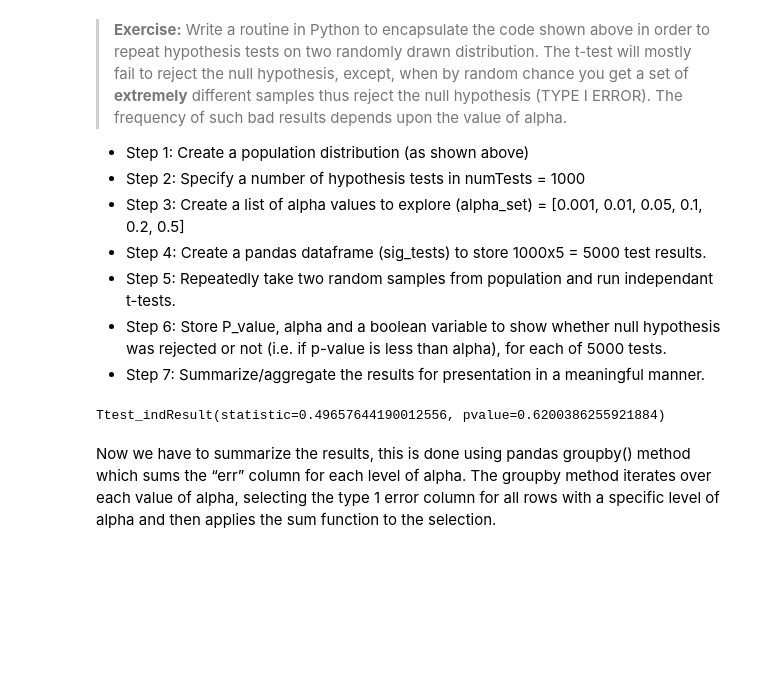
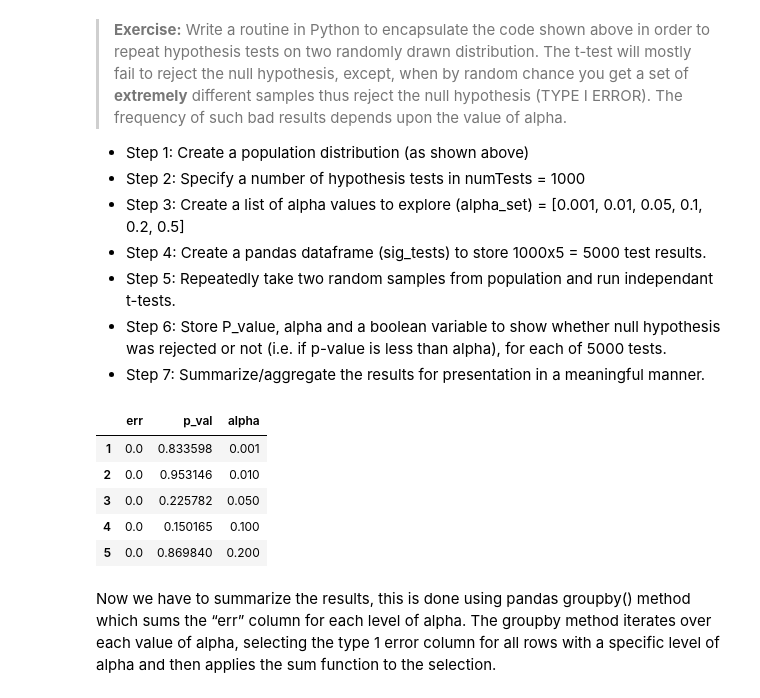
Before and after one commit to colemiller94/dsc-2-20-11type-1-and-type-2-errors-lab-nyc-ds-career-012819, a Jupyter notebook: index.ipynb, the cells around one changed output. Saved outputs shown, nothing was run; the diff lists cells and outputs as text; code cells hidden in the pictures; blank space fills up the shorter version.

```diff
--- a/index.ipynb
+++ b/index.ipynb
@@ -142,10 +142,15 @@ for i in range(1,numTests+1):
                  sigTests.loc[counter] = [0, result[1], alpha]
 
             counter += 1
-# %%
-result
-# %% [output]
-Ttest_indResult(statistic=0.49657644190012556, pvalue=0.6200386255921884)
+# %%
+sigTests.head()
+# %% [output]
+|  | err | p_val | alpha |
+| 1 | 0.0 | 0.833598 | 0.001 |
+| 2 | 0.0 | 0.953146 | 0.010 |
+| 3 | 0.0 | 0.225782 | 0.050 |
+| 4 | 0.0 | 0.150165 | 0.100 |
+| 5 | 0.0 | 0.869840 | 0.200 |
 # %% [markdown]
 Now we have to summarize the results, this is done using pandas groupby() method which sums the “err” column for each level of alpha. The groupby method iterates over each value of alpha, selecting the type 1 error column for all rows with a specific level of alpha and then applies the sum function to the selection.
 # %%
```
